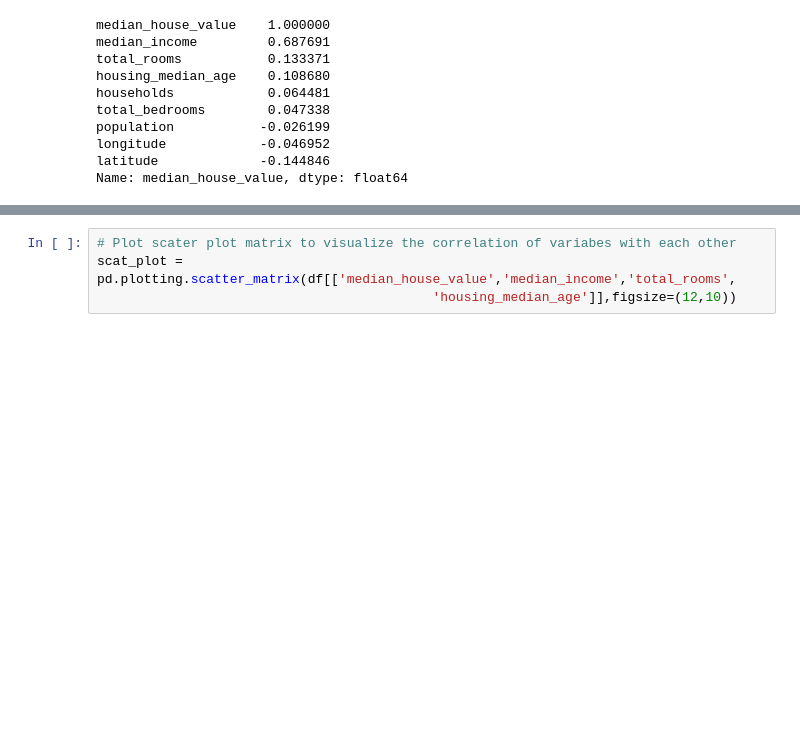
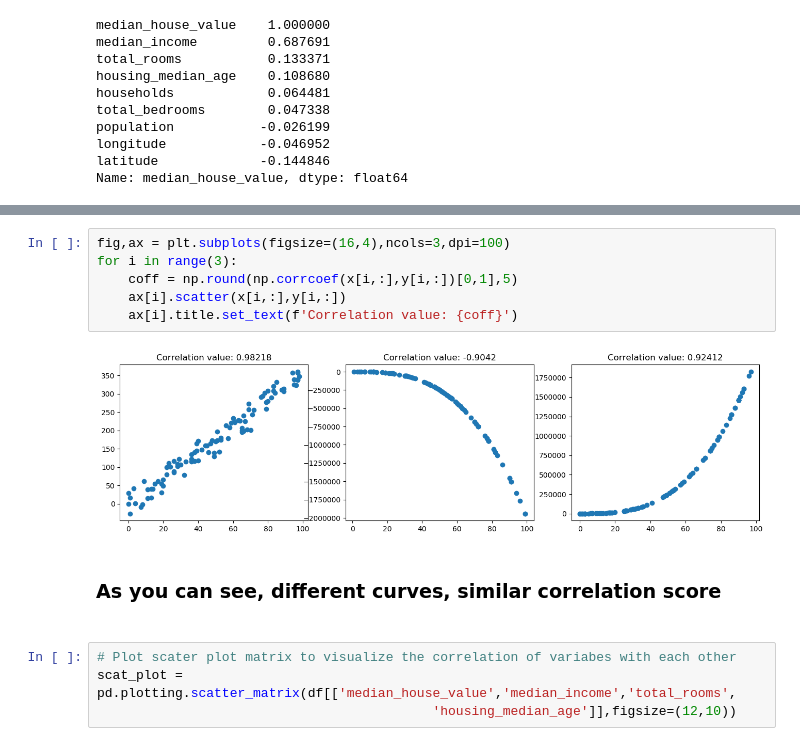
Before and after one commit to akash-agni/Machine_Learning, a Jupyter notebook: California_Housing_Price_Prediction.ipynb, the cells around one changed output, grey strips where cells are left out. Cells and saved outputs as stored; diff of their text form; blank space fills up the shorter version.

```diff
--- a/California_Housing_Price_Prediction.ipynb
+++ b/California_Housing_Price_Prediction.ipynb
@@ -169,3 +225,13 @@ Name: median_house_value, dtype: float64
+# %%
+fig,ax = plt.subplots(figsize=(16,4),ncols=3,dpi=100)
+for i in range(3):
+    coff = np.round(np.corrcoef(x[i,:],y[i,:])[0,1],5)
+    ax[i].scatter(x[i,:],y[i,:])
+    ax[i].title.set_text(f'Correlation value: {coff}')
+# %% [output]
+[figure, added]
+# %% [markdown]
+<h3> As you can see,  different curves, similar correlation score<h3>
 # %%
 # Plot scater plot matrix to visualize the correlation of variabes with each other
 scat_plot = pd.plotting.scatter_matrix(df[['median_house_value','median_income','total_rooms',
```
Also changed, not shown: parts of 55 cells of this notebook.
